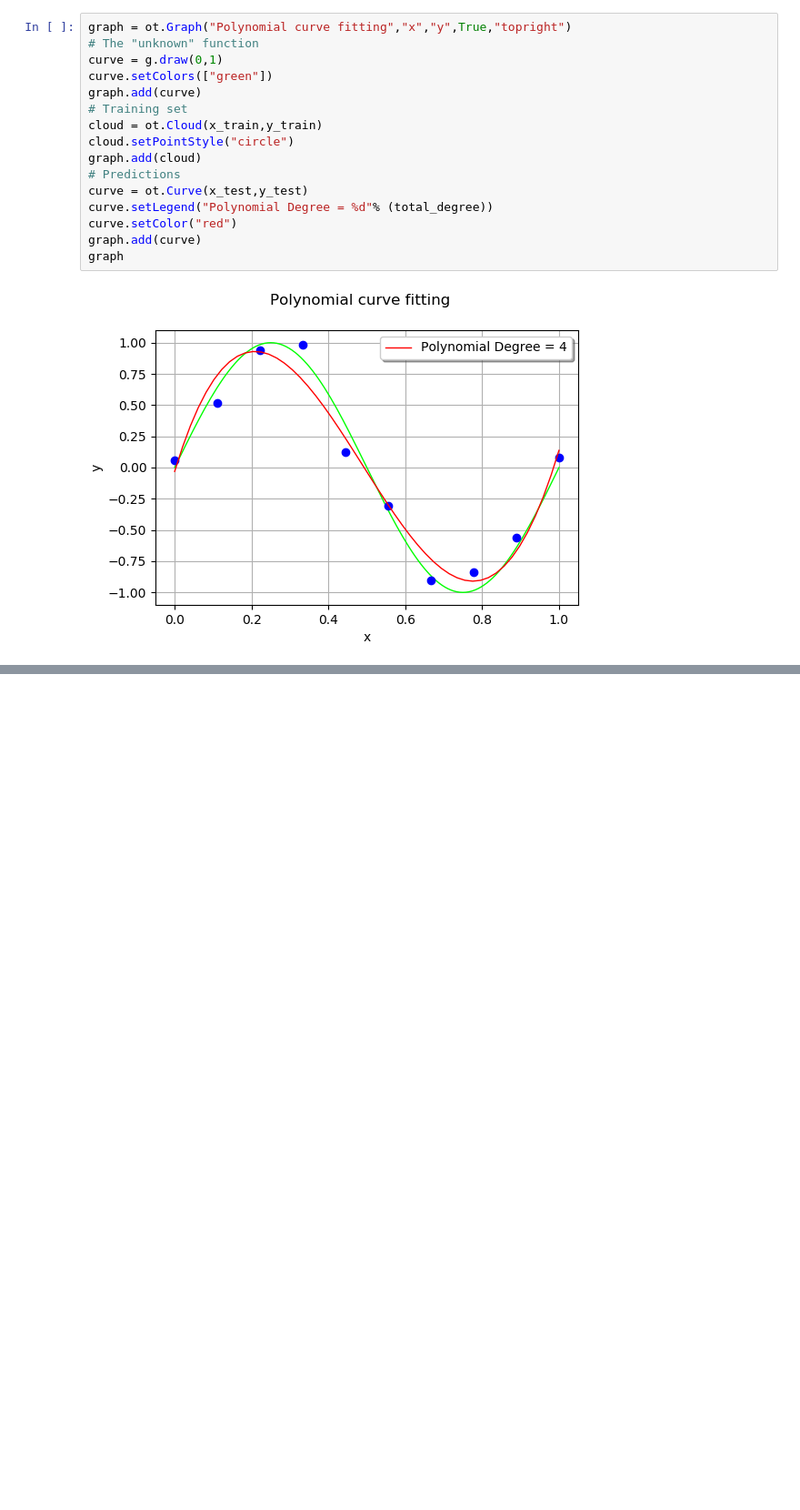
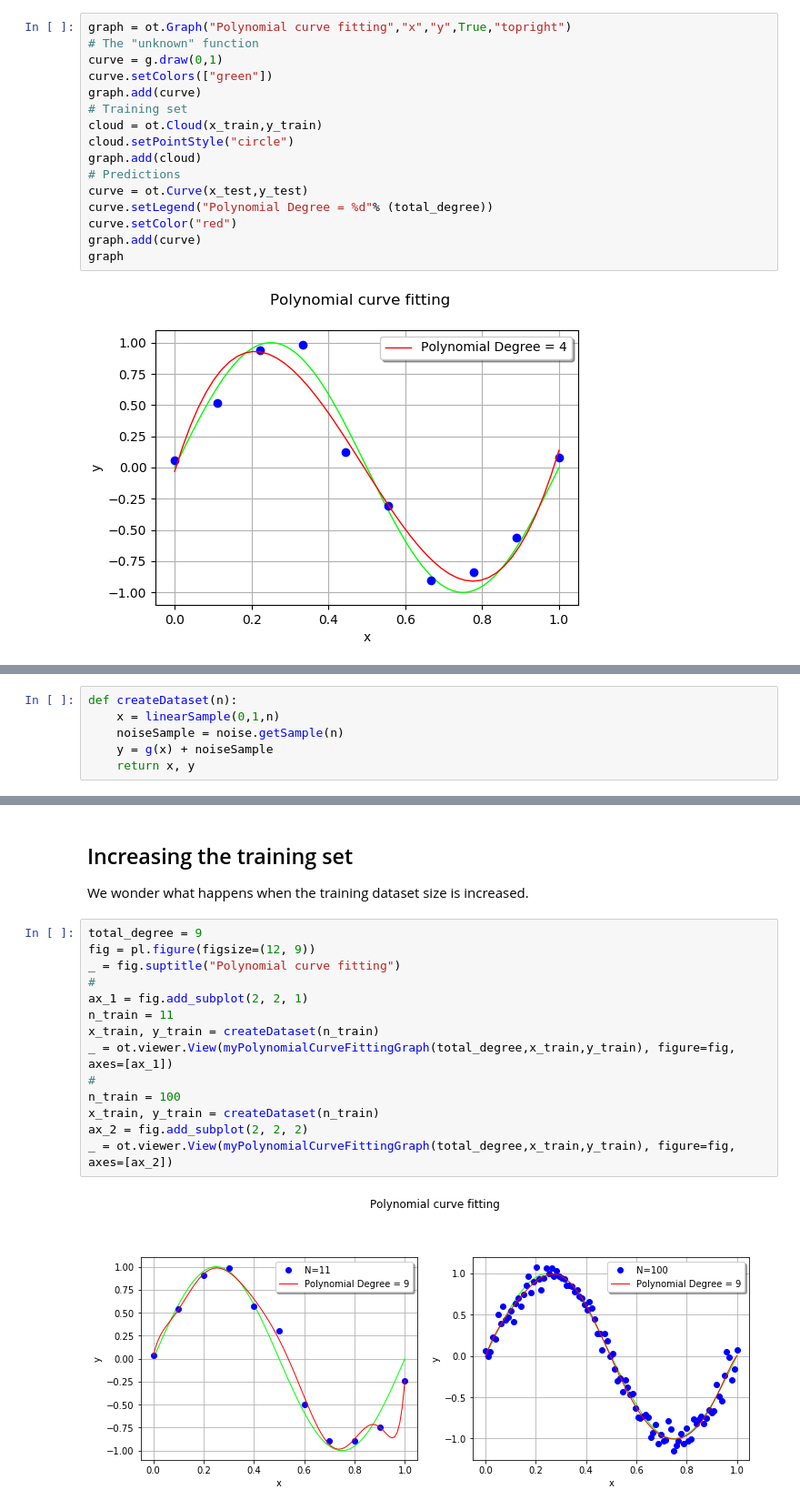
Before and after one commit to mbaudin47/otsupgalilee-eleve, a Jupyter notebook: 5-Chaos/Over-fitting-model-selection.ipynb, the cells around one changed output, grey strips where cells are left out. Shown at 91% size. Cells and saved outputs as stored; diff of their text form; blank space fills up the shorter version.

```diff
--- a/5-Chaos/Over-fitting-model-selection.ipynb
+++ b/5-Chaos/Over-fitting-model-selection.ipynb
@@ -160,0 +252,6 @@ _ = ot.viewer.View(myPolynomialCurveFittingGraph(9), figure=fig, axes=[ax_4])
+# %%
+def createDataset(n):
+    x = linearSample(0,1,n)
+    noiseSample = noise.getSample(n)
+    y = g(x) + noiseSample
+    return x, y
@@ -160,0 +314,20 @@ _ = ot.viewer.View(myPolynomialCurveFittingGraph(9), figure=fig, axes=[ax_4])
+# %% [markdown]
+## Increasing the training set
+
+We wonder what happens when the training dataset size is increased.
+# %%
+total_degree = 9
+fig = pl.figure(figsize=(12, 9))
+_ = fig.suptitle("Polynomial curve fitting")
+#
+ax_1 = fig.add_subplot(2, 2, 1)
+n_train = 11
+x_train, y_train = createDataset(n_train)
+_ = ot.viewer.View(myPolynomialCurveFittingGraph(total_degree,x_train,y_train), figure=fig, axes=[ax_1])
+#
+n_train = 100
+x_train, y_train = createDataset(n_train)
+ax_2 = fig.add_subplot(2, 2, 2)
+_ = ot.viewer.View(myPolynomialCurveFittingGraph(total_degree,x_train,y_train), figure=fig, axes=[ax_2])
+# %% [output]
+[figure, added]
```
Also changed, not shown: parts of 45 cells of this notebook.
